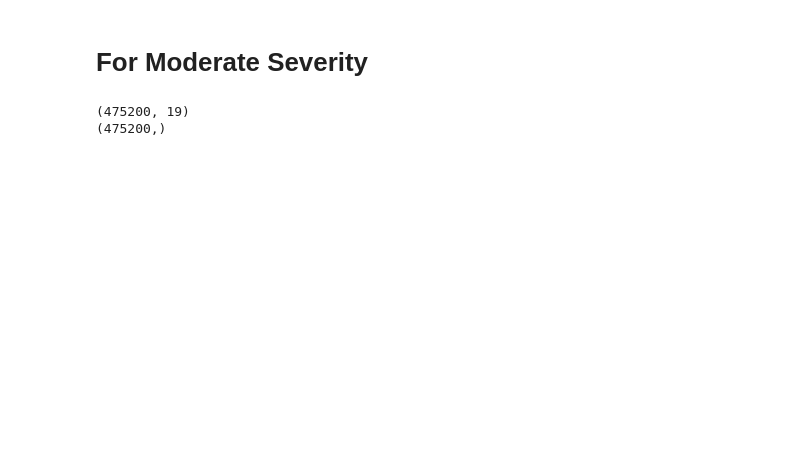
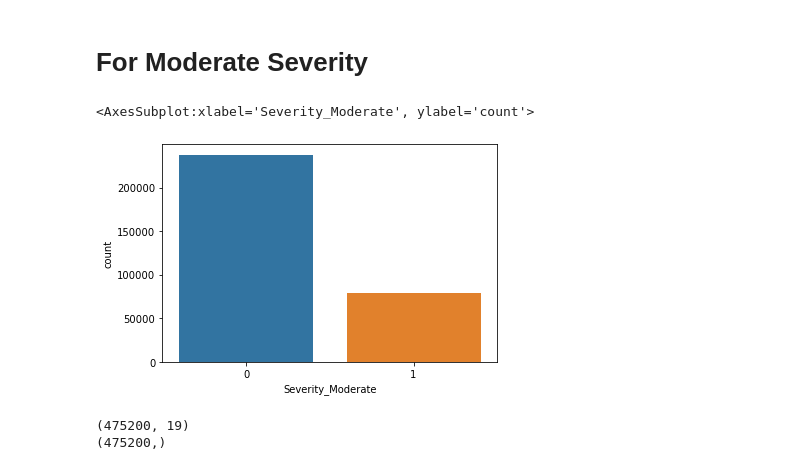
Before and after one commit to ashu741/MiniProject_5th_Sem_2015202, a Jupyter notebook: AshutoshKumarGupta_5thSem_MiniProject_Part2_2015202.ipynb, the cells around one changed output. Drawn from its saved outputs; the diff is of its cells as text; code cells hidden in the pictures; blank space fills up the shorter version.

```diff
--- a/AshutoshKumarGupta_5thSem_MiniProject_Part2_2015202.ipynb
+++ b/AshutoshKumarGupta_5thSem_MiniProject_Part2_2015202.ipynb
@@ -274,5 +242,10 @@ The f1 score of Decision Tree Classifier is:             0.47008851575751526
 # %% [markdown]
 # For Moderate Severity
+# %%
+sns.countplot(dataset1.iloc[:,20])
+# %% [output]
+<AxesSubplot:xlabel='Severity_Moderate', ylabel='count'>
+[figure, added]
 # %%
 balanced_mosx,balanced_mosy=smote.fit_resample(dataset1.iloc[:,0:19],dataset1.iloc[:,20])
 print(balanced_msx.shape)
```
Also changed, not shown: parts of 27 cells of this notebook.
